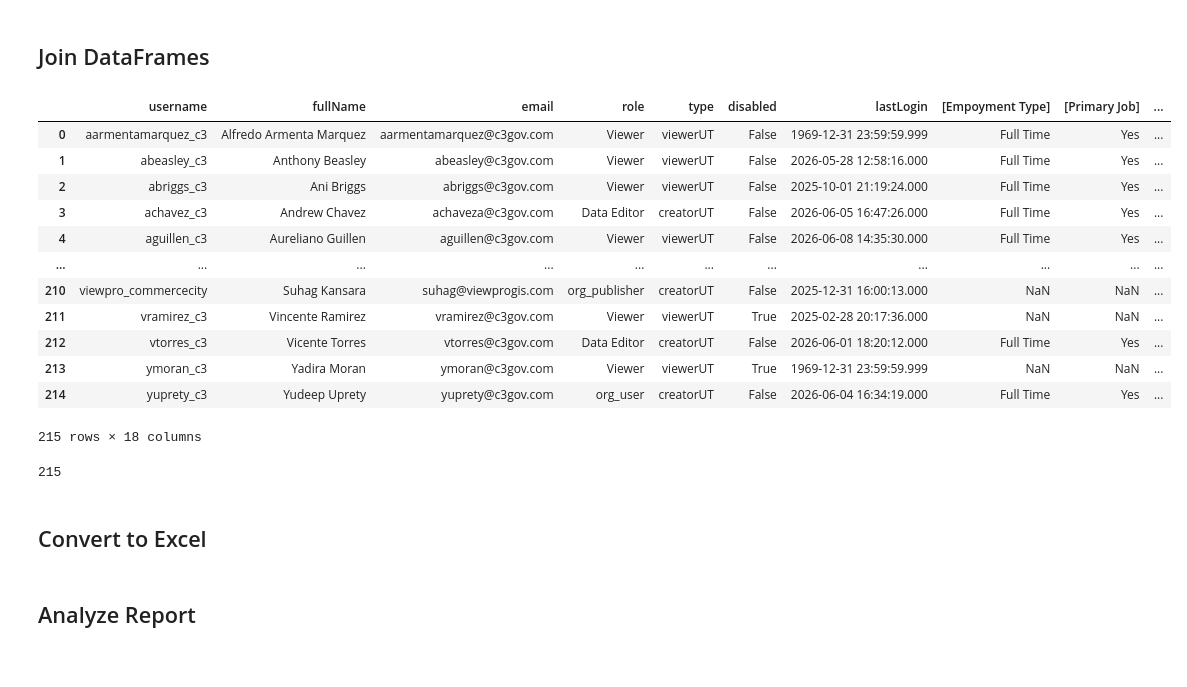
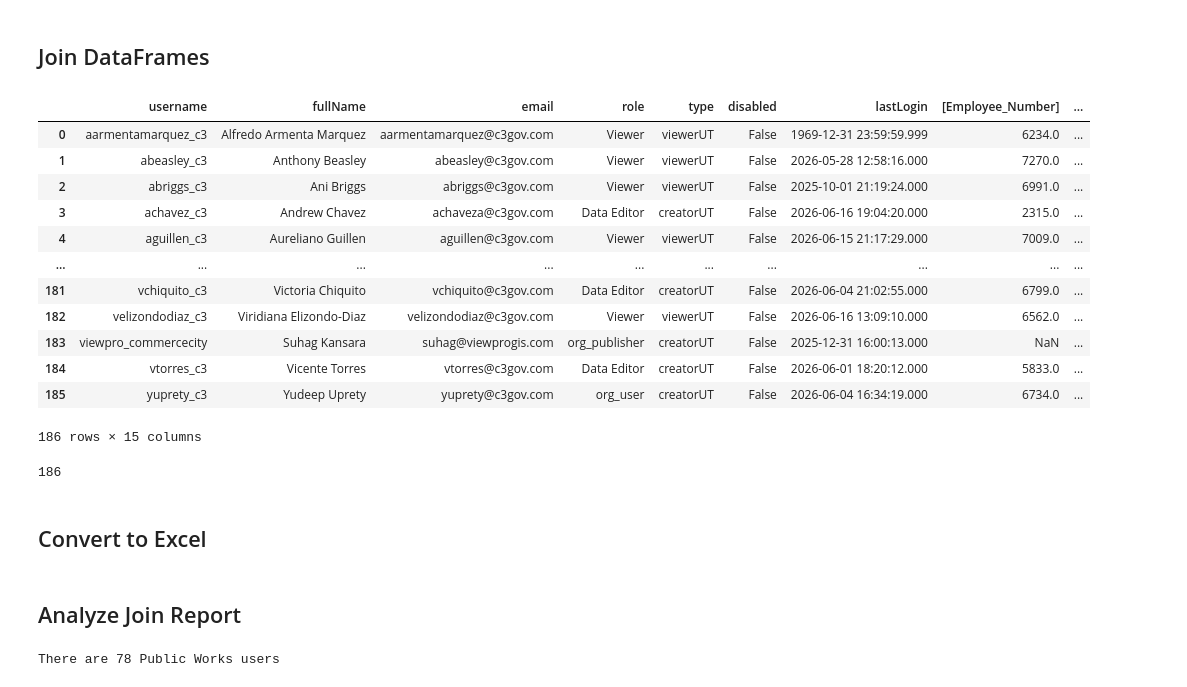
Before and after one commit to andersolson/Python-ArcGIS, a Jupyter notebook: arc-python-api/content-management/report-all-users.ipynb, the cells around one changed output. Drawn from its saved outputs; the diff is of its cells as text; code cells hidden in the pictures.

Commit message:
summarizing pw department
summarizing pw department

```diff
--- a/arc-python-api/content-management/report-all-users.ipynb
+++ b/arc-python-api/content-management/report-all-users.ipynb
@@ -81,7 +81,7 @@ df2.head()
 df2['[Email]'] = df2['[Email]'].str.lower()
 # %%
 # Only active employees
-active_employees = df2[df2['[Status]'] == 'Active']
+active_employees = df2[df2['[Employee_Status]'] == 'Active']
 # %%
 # Export dataframe back to excel for reference
 active_employees.to_excel(r'C:\Users\is_olson\Documents\Projects\SSO_Update\all_active_city_users.xlsx')
@@ -89,29 +89,38 @@ active_employees.to_excel(r'C:\Users\is_olson\Documents\Projects\SSO_Update\all_
 ## Join DataFrames
 # %%
 # Join df and df2 using common email field
-merged = df.merge(active_employees, left_on='email', right_on='[Primary Email]', how='left')
+merged = df.merge(active_employees, left_on='email', right_on='[Email]', how='left')
 display(merged)
 # %% [output]
-|  | username | fullName | email | role | type | disabled | lastLogin | [Empoyment Type] | [Primary Job] | ... |
-| 0 | aarmentamarquez_c3 | Alfredo Armenta Marquez | aarmentamarquez@c3gov.com | Viewer | viewerUT | False | 1969-12-31 23:59:59.999 | Full Time | Yes | ... |
-| 1 | abeasley_c3 | Anthony Beasley | abeasley@c3gov.com | Viewer | viewerUT | False | 2026-05-28 12:58:16.000 | Full Time | Yes | ... |
-| 2 | abriggs_c3 | Ani Briggs | abriggs@c3gov.com | Viewer | viewerUT | False | 2025-10-01 21:19:24.000 | Full Time | Yes | ... |
-| 3 | achavez_c3 | Andrew Chavez | achaveza@c3gov.com | Data Editor | creatorUT | False | 2026-06-05 16:47:26.000 | Full Time | Yes | ... |
-| 4 | aguillen_c3 | Aureliano Guillen | aguillen@c3gov.com | Viewer | viewerUT | False | 2026-06-08 14:35:30.000 | Full Time | Yes | ... |
-| ... | ... | ... | ... | ... | ... | ... | ... | ... | ... | ... |
-| 210 | viewpro_commercecity | Suhag Kansara | suhag@viewprogis.com | org_publisher | creatorUT | False | 2025-12-31 16:00:13.000 | NaN | NaN | ... |
-| 211 | vramirez_c3 | Vincente Ramirez | vramirez@c3gov.com | Viewer | viewerUT | True | 2025-02-28 20:17:36.000 | NaN | NaN | ... |
-| 212 | vtorres_c3 | Vicente Torres | vtorres@c3gov.com | Data Editor | creatorUT | False | 2026-06-01 18:20:12.000 | Full Time | Yes | ... |
-| 213 | ymoran_c3 | Yadira Moran | ymoran@c3gov.com | Viewer | viewerUT | True | 1969-12-31 23:59:59.999 | NaN | NaN | ... |
-| 214 | yuprety_c3 | Yudeep Uprety | yuprety@c3gov.com | org_user | creatorUT | False | 2026-06-04 16:34:19.000 | Full Time | Yes | ... |
+|  | username | fullName | email | role | type | disabled | lastLogin | [Employee_Number] | ... |
+| 0 | aarmentamarquez_c3 | Alfredo Armenta Marquez | aarmentamarquez@c3gov.com | Viewer | viewerUT | False | 1969-12-31 23:59:59.999 | 6234.0 | ... |
+| 1 | abeasley_c3 | Anthony Beasley | abeasley@c3gov.com | Viewer | viewerUT | False | 2026-05-28 12:58:16.000 | 7270.0 | ... |
+| 2 | abriggs_c3 | Ani Briggs | abriggs@c3gov.com | Viewer | viewerUT | False | 2025-10-01 21:19:24.000 | 6991.0 | ... |
+| 3 | achavez_c3 | Andrew Chavez | achaveza@c3gov.com | Data Editor | creatorUT | False | 2026-06-16 19:04:20.000 | 2315.0 | ... |
+| 4 | aguillen_c3 | Aureliano Guillen | aguillen@c3gov.com | Viewer | viewerUT | False | 2026-06-15 21:17:29.000 | 7009.0 | ... |
+| ... | ... | ... | ... | ... | ... | ... | ... | ... | ... |
+| 181 | vchiquito_c3 | Victoria Chiquito | vchiquito@c3gov.com | Data Editor | creatorUT | False | 2026-06-04 21:02:55.000 | 6799.0 | ... |
+| 182 | velizondodiaz_c3 | Viridiana Elizondo-Diaz | velizondodiaz@c3gov.com | Viewer | viewerUT | False | 2026-06-16 13:09:10.000 | 6562.0 | ... |
+| 183 | viewpro_commercecity | Suhag Kansara | suhag@viewprogis.com | org_publisher | creatorUT | False | 2025-12-31 16:00:13.000 | NaN | ... |
+| 184 | vtorres_c3 | Vicente Torres | vtorres@c3gov.com | Data Editor | creatorUT | False | 2026-06-01 18:20:12.000 | 5833.0 | ... |
+| 185 | yuprety_c3 | Yudeep Uprety | yuprety@c3gov.com | org_user | creatorUT | False | 2026-06-04 16:34:19.000 | 6734.0 | ... |
-215 rows × 18 columns
+186 rows × 15 columns
 # %%
 len(merged)
 # %% [output]
-215
+186
 # %% [markdown]
 ## Convert to Excel
 # %%
 merged.to_excel(r'C:\Users\is_olson\Documents\Projects\SSO_Update\joined_active_user_report.xlsx', index=False)
 # %% [markdown]
-## Analyze Report
+## Analyze Join Report
+# %%
+# filter all records where the department field contains the phrase "Public Works"
+df_PW = merged[merged['[Department]'].str.contains("Public Works", case=False, na=False)]
+
+# Note: case=False makes the search not case sensitive. na=False avoids errors when columns have NaN values
+
+print(f'There are {len(df_PW)} Public Works users')
+# %% [output]
+There are 78 Public Works users
```
